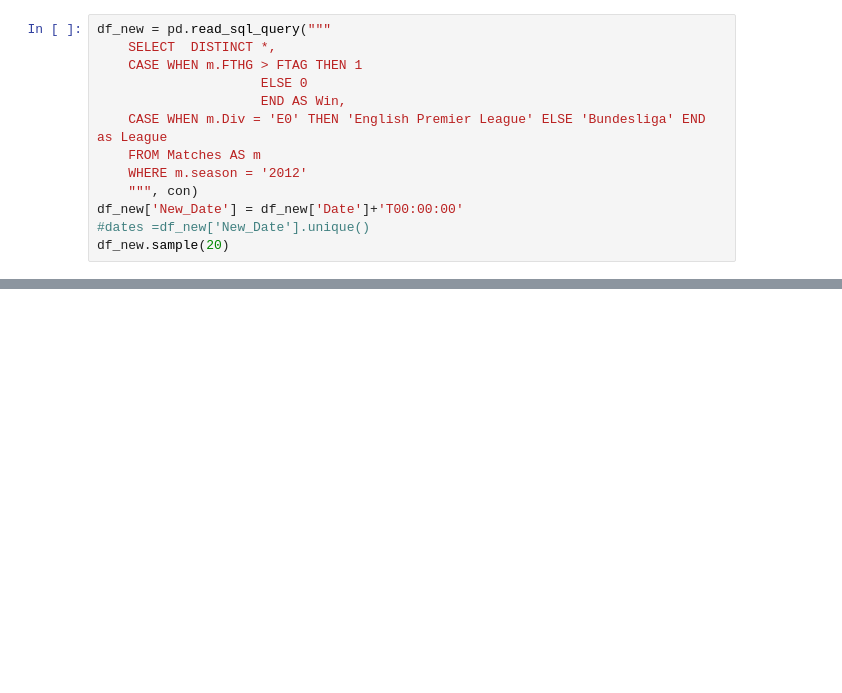
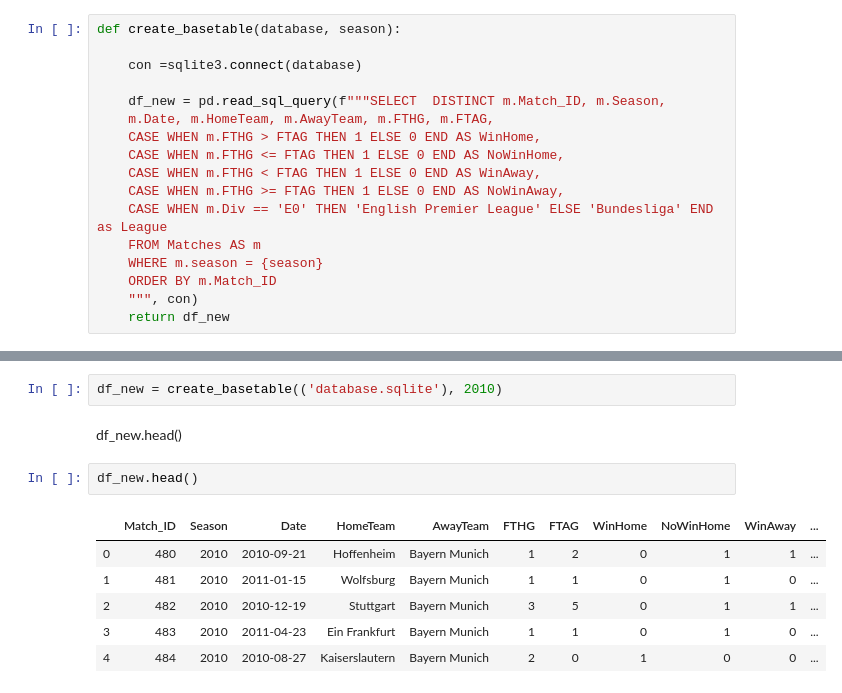
Before and after one commit to Daihongchen/darksky-lab-seattle-ds, a Jupyter notebook: Group 2-Lab.ipynb, the cells around one changed output, grey strips where cells are left out. Cells and saved outputs as stored; diff of their text form; blank space fills up the shorter version.

```diff
--- a/Group 2-Lab.ipynb
+++ b/Group 2-Lab.ipynb
@@ -19,13 +22,17 @@ print(cursor.fetchall())
 # %%
-df_new = pd.read_sql_query("""
-    SELECT  DISTINCT *,
-    CASE WHEN m.FTHG > FTAG THEN 1
-                     ELSE 0
-                     END AS Win,
-    CASE WHEN m.Div = 'E0' THEN 'English Premier League' ELSE 'Bundesliga' END as League
+def create_basetable(database, season):
+
+    con =sqlite3.connect(database)
+
+    df_new = pd.read_sql_query(f"""SELECT  DISTINCT m.Match_ID, m.Season,
+    m.Date, m.HomeTeam, m.AwayTeam, m.FTHG, m.FTAG,
+    CASE WHEN m.FTHG > FTAG THEN 1 ELSE 0 END AS WinHome,
+    CASE WHEN m.FTHG <= FTAG THEN 1 ELSE 0 END AS NoWinHome,
+    CASE WHEN m.FTHG < FTAG THEN 1 ELSE 0 END AS WinAway,
+    CASE WHEN m.FTHG >= FTAG THEN 1 ELSE 0 END AS NoWinAway,
+    CASE WHEN m.Div == 'E0' THEN 'English Premier League' ELSE 'Bundesliga' END as League
     FROM Matches AS m
-    WHERE m.season = '2012'
+    WHERE m.season = {season}
+    ORDER BY m.Match_ID
     """, con)
-df_new['New_Date'] = df_new['Date']+'T00:00:00'
-#dates =df_new['New_Date'].unique()
-df_new.sample(20)
+    return df_new
@@ -97,0 +39,13 @@ ValueError: Length of values does not match length of index
+# %%
+df_new = create_basetable(('database.sqlite'), 2010)
+# %% [markdown]
+df_new.head()
+# %%
+df_new.head()
+# %% [output]
+|  | Match_ID | Season | Date | HomeTeam | AwayTeam | FTHG | FTAG | WinHome | NoWinHome | WinAway | ... |
+| 0 | 480 | 2010 | 2010-09-21 | Hoffenheim | Bayern Munich | 1 | 2 | 0 | 1 | 1 | ... |
+| 1 | 481 | 2010 | 2011-01-15 | Wolfsburg | Bayern Munich | 1 | 1 | 0 | 1 | 0 | ... |
+| 2 | 482 | 2010 | 2010-12-19 | Stuttgart | Bayern Munich | 3 | 5 | 0 | 1 | 1 | ... |
+| 3 | 483 | 2010 | 2011-04-23 | Ein Frankfurt | Bayern Munich | 1 | 1 | 0 | 1 | 0 | ... |
+| 4 | 484 | 2010 | 2010-08-27 | Kaiserslautern | Bayern Munich | 2 | 0 | 1 | 0 | 0 | ... |
```
Also changed, not shown: parts of 24 cells of this notebook, 4 other files.
